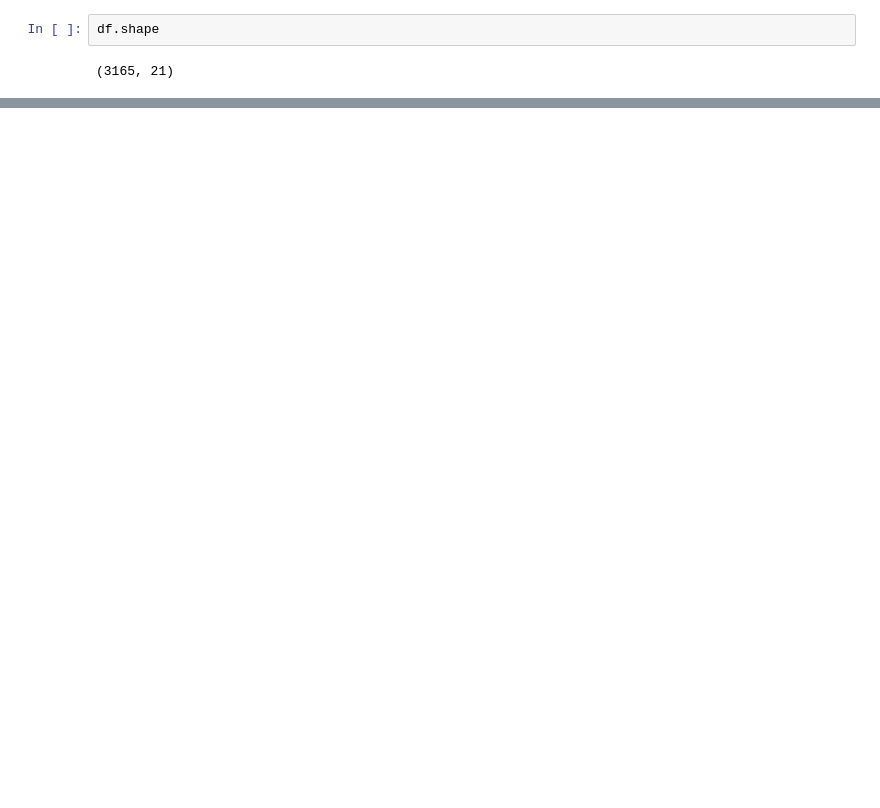
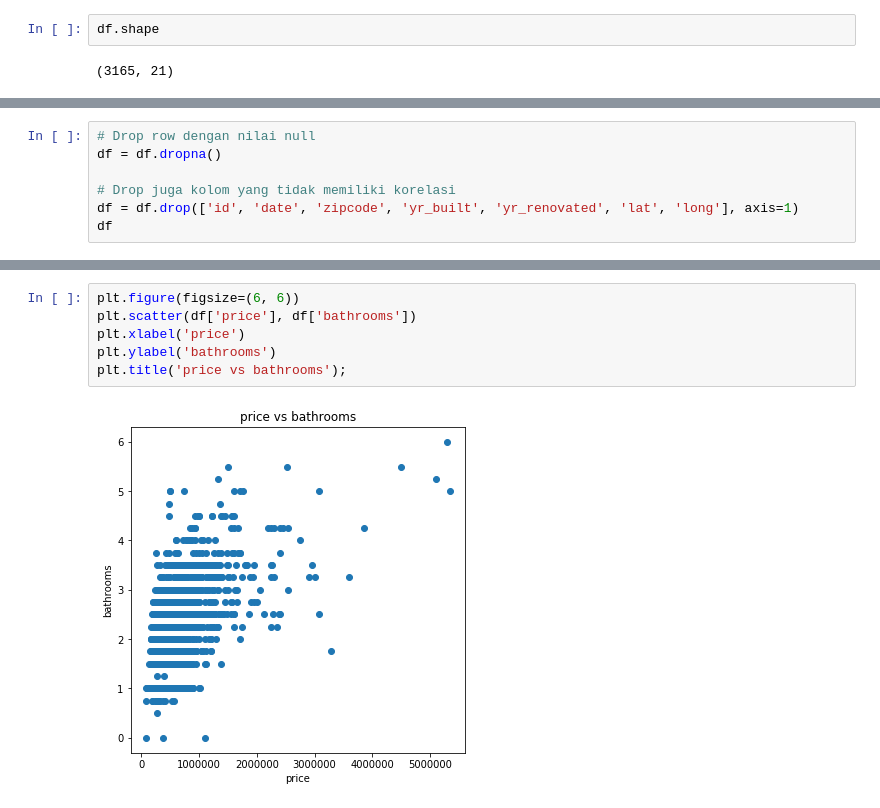
Before and after one commit to ehardi19/Final-Task-Machine-Learning, a Jupyter notebook: Tugas_1301174099_1301174223.ipynb, the cells around one changed output, grey strips where cells are left out. Cells and saved outputs as stored; diff of their text form; blank space fills up the shorter version.

```diff
--- a/Tugas_1301174099_1301174223.ipynb
+++ b/Tugas_1301174099_1301174223.ipynb
@@ -88,0 +109,7 @@ Berdasarkan analisis diatas data pada index 3164 memiliki `sqft_living15` dan `s
+# %%
+# Drop row dengan nilai null
+df = df.dropna()
+
+# Drop juga kolom yang tidak memiliki korelasi
+df = df.drop(['id', 'date', 'zipcode', 'yr_built', 'yr_renovated', 'lat', 'long'], axis=1)
+df
@@ -88,0 +151,8 @@ Berdasarkan analisis diatas data pada index 3164 memiliki `sqft_living15` dan `s
+# %%
+plt.figure(figsize=(6, 6))
+plt.scatter(df['price'], df['bathrooms'])
+plt.xlabel('price')
+plt.ylabel('bathrooms')
+plt.title('price vs bathrooms');
+# %% [output]
+[figure, added]
```
Also changed, not shown: parts of 44 cells of this notebook.
